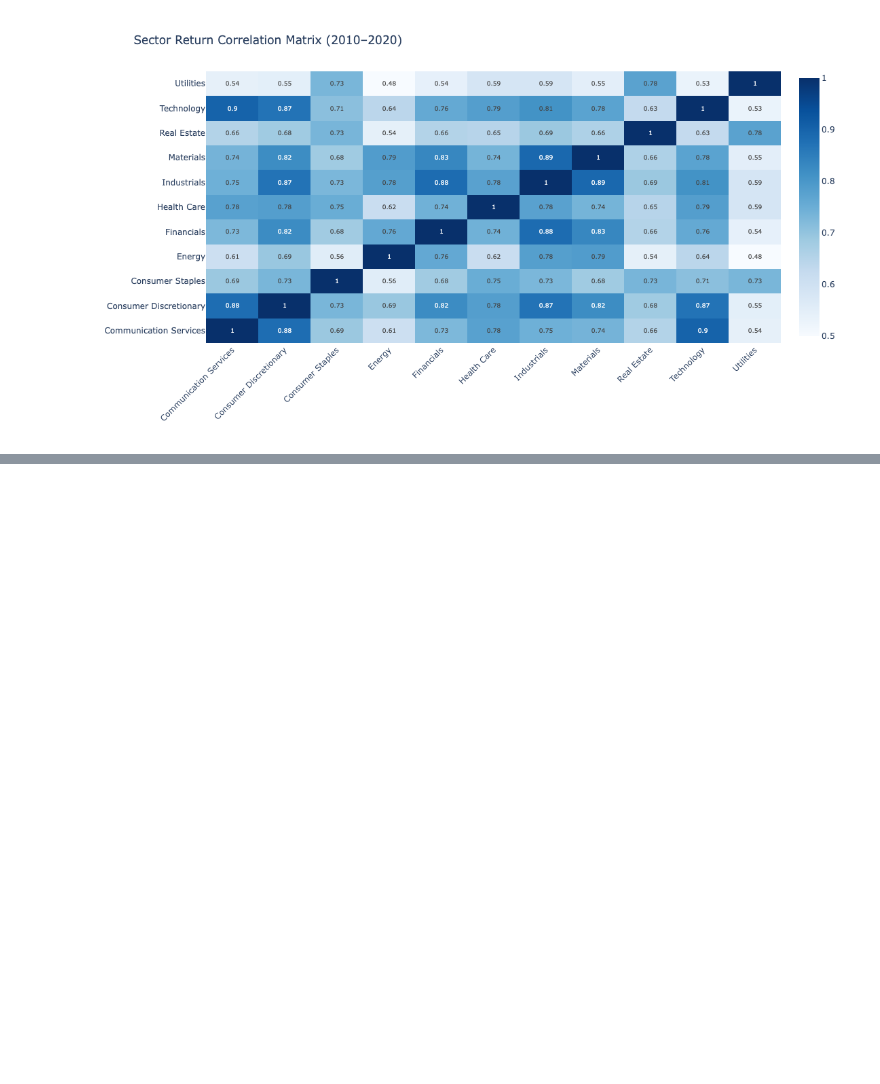
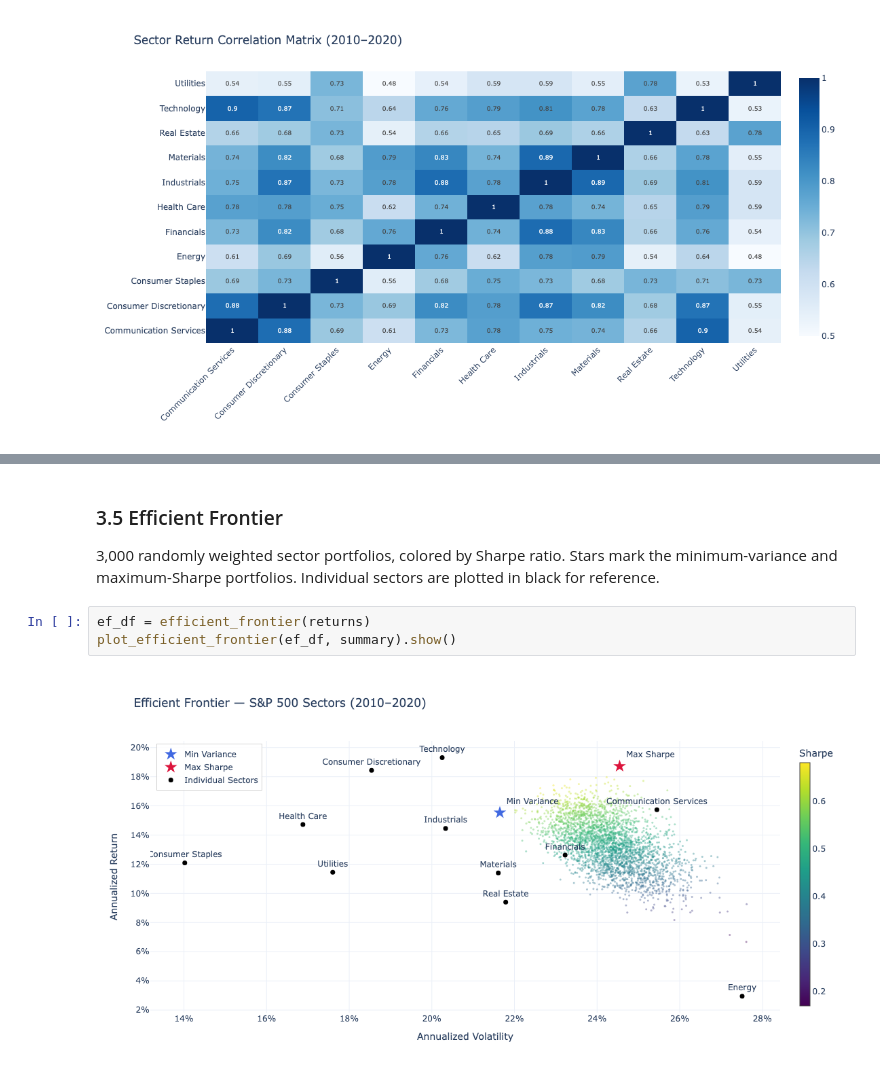
Before and after one commit to IrisXu307/sp500-sector-analysis, a Jupyter notebook: notebooks/analysis.ipynb, the cells around one changed output, grey strips where cells are left out. Drawn from its saved outputs; the diff is of its cells as text; blank space fills up the shorter version.

```diff
--- a/notebooks/analysis.ipynb
+++ b/notebooks/analysis.ipynb
@@ -116,3 +147,12 @@ plot_correlation_heatmap(returns_wide).show()
+# %% [markdown]
+### 3.5 Efficient Frontier
+
+3,000 randomly weighted sector portfolios, colored by Sharpe ratio. Stars mark the minimum-variance and maximum-Sharpe portfolios. Individual sectors are plotted in black for reference.
+# %%
+ef_df = efficient_frontier(returns)
+plot_efficient_frontier(ef_df, summary).show()
+# %% [output]
+[figure, added]
 # %% [markdown]
 ## 4. Key Findings
 
```
Also changed, not shown: parts of 6 cells of this notebook, 7 other files.
